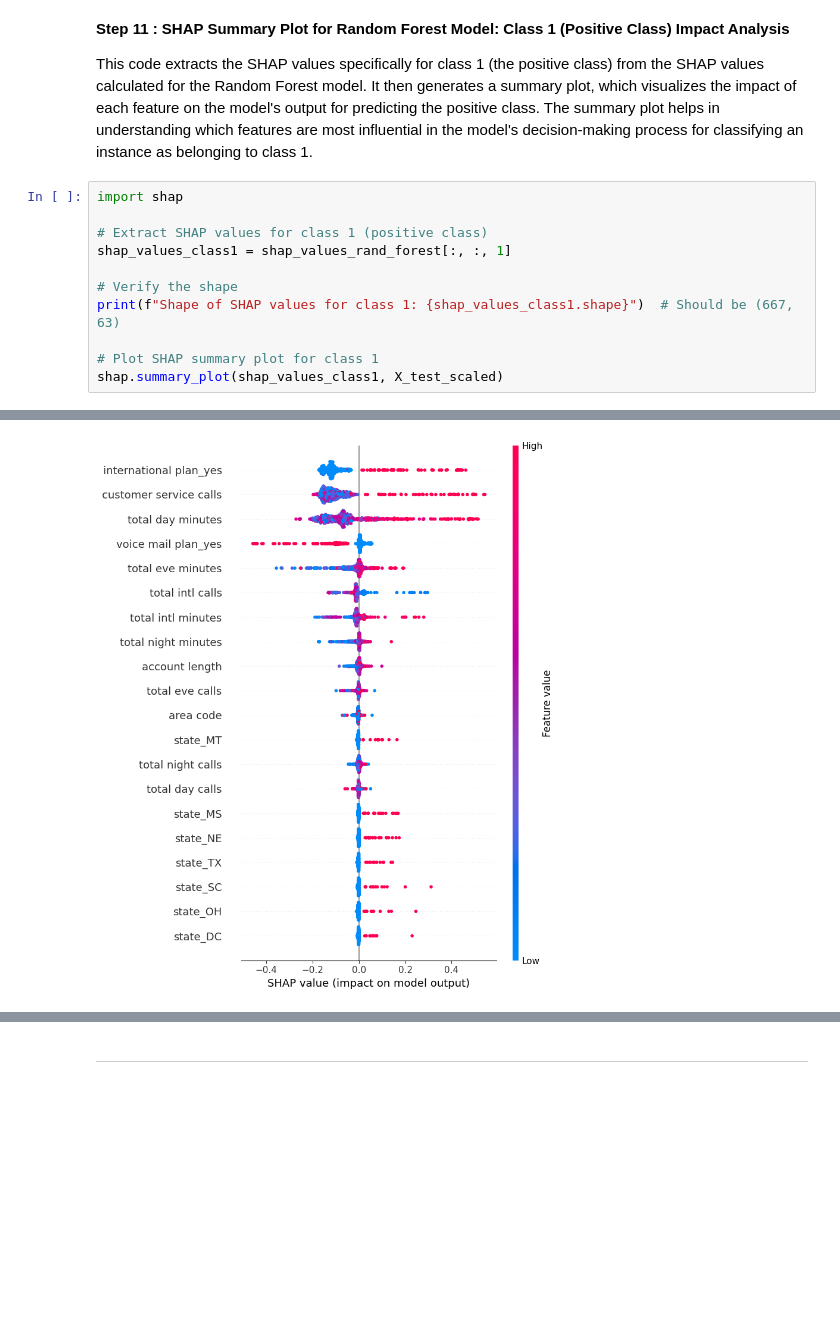
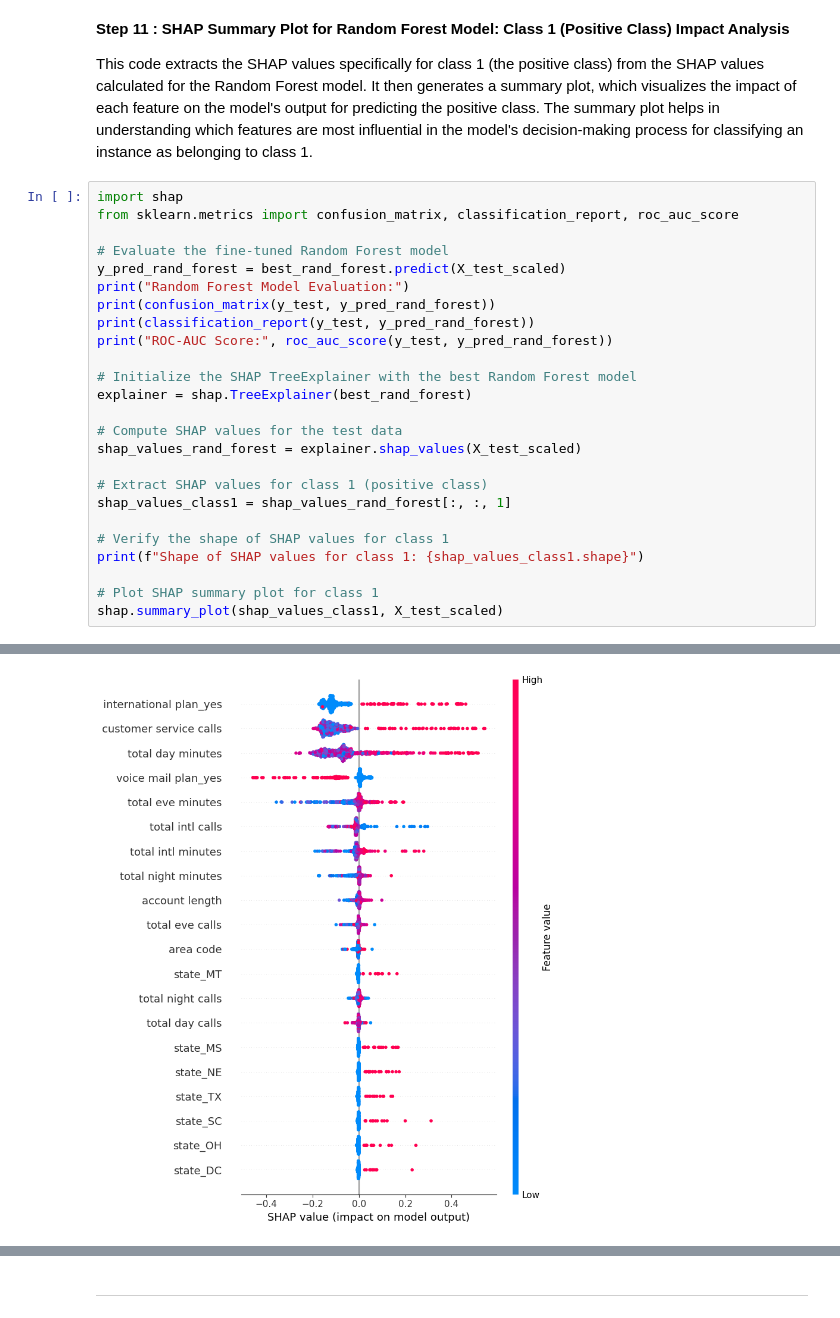
Before and after one commit to Mosota-Kemunto-Gladys-2020/Gladys_phase_3_project, a Jupyter notebook: index_3.ipynb, the cells around one changed output, grey strips where cells are left out. Saved outputs shown, nothing was run; the diff lists cells and outputs as text; blank space fills up the shorter version.

```diff
--- a/index_3.ipynb
+++ b/index_3.ipynb
@@ -1352,12 +1442,26 @@ Consider Fine-Tuning: Although the model has been optimized, **further fine-tuni
 This code extracts the SHAP values specifically for class 1 (the positive class) from the SHAP values calculated for the Random Forest model. It then generates a summary plot, which visualizes the impact of each feature on the model's output for predicting the positive class. The summary plot helps in understanding which features are most influential in the model's decision-making process for classifying an instance as belonging to class 1.
 # %%
 import shap
+from sklearn.metrics import confusion_matrix, classification_report, roc_auc_score
+
+# Evaluate the fine-tuned Random Forest model
+y_pred_rand_forest = best_rand_forest.predict(X_test_scaled)
+print("Random Forest Model Evaluation:")
+print(confusion_matrix(y_test, y_pred_rand_forest))
+print(classification_report(y_test, y_pred_rand_forest))
+print("ROC-AUC Score:", roc_auc_score(y_test, y_pred_rand_forest))
+
+# Initialize the SHAP TreeExplainer with the best Random Forest model
+explainer = shap.TreeExplainer(best_rand_forest)
+
+# Compute SHAP values for the test data
+shap_values_rand_forest = explainer.shap_values(X_test_scaled)
 
 # Extract SHAP values for class 1 (positive class)
 shap_values_class1 = shap_values_rand_forest[:, :, 1]
 
-# Verify the shape
-print(f"Shape of SHAP values for class 1: {shap_values_class1.shape}")  # Should be (667, 63)
+# Verify the shape of SHAP values for class 1
+print(f"Shape of SHAP values for class 1: {shap_values_class1.shape}")
 
 # Plot SHAP summary plot for class 1
 shap.summary_plot(shap_values_class1, X_test_scaled)
@@ -1365,5 +1482,5 @@ shap.summary_plot(shap_values_class1, X_test_scaled)
 Shape of SHAP values for class 1: (667, 63)
-[figure, old version]
+[figure, new version]
 # %% [markdown]
 **Key Insights from the SHAP Summary Plot:**
 
```
Also changed, not shown: parts of 21 cells of this notebook.
